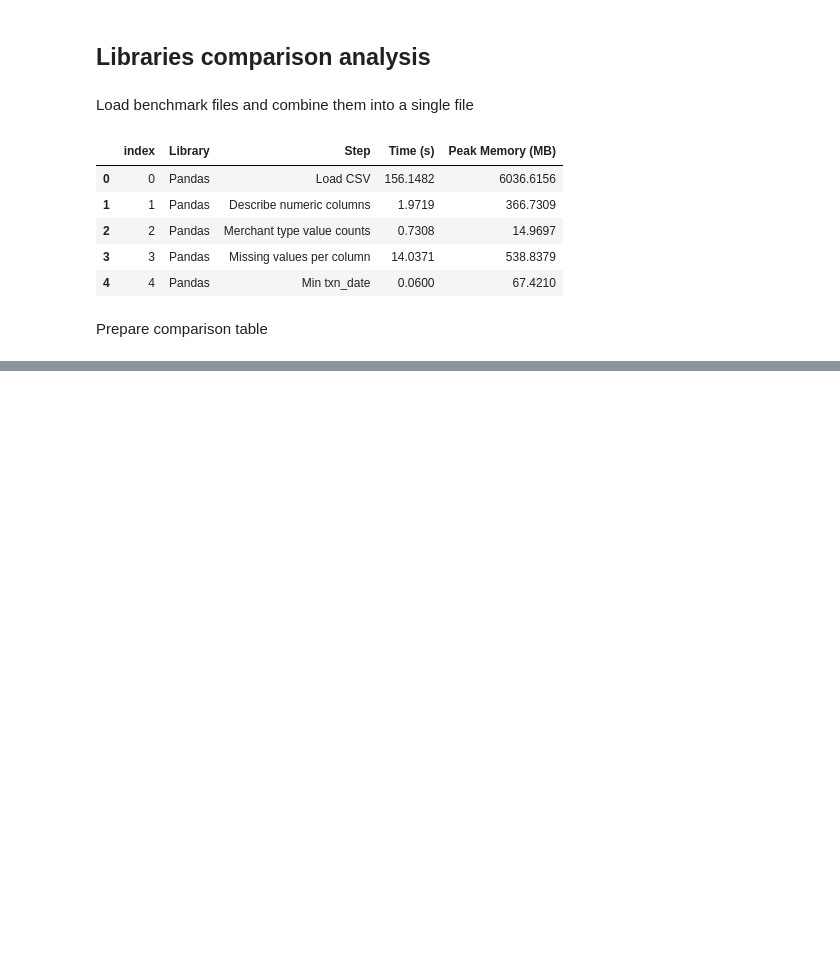
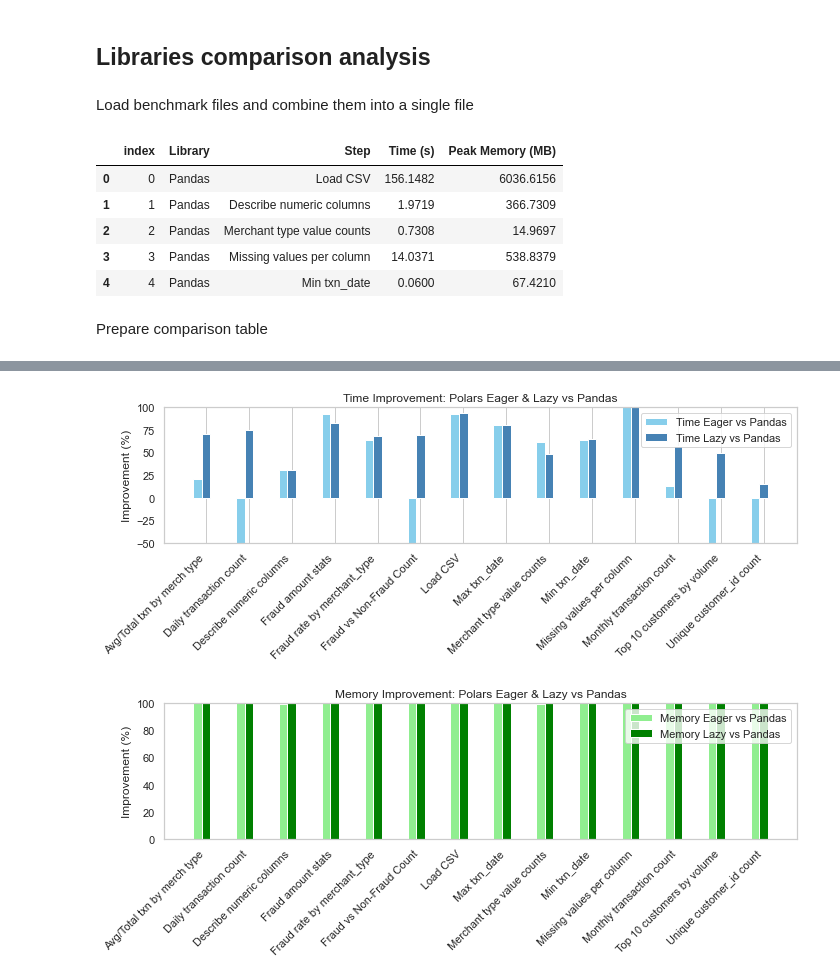
Before and after one commit to adolfomytr/polars_vs_pandas, a Jupyter notebook: libraries_comparison.ipynb, the cells around one changed output, grey strips where cells are left out. Drawn from its saved outputs; the diff is of its cells as text; code cells hidden in the pictures; blank space fills up the shorter version.

Commit message:
add comparison charts

```diff
--- a/libraries_comparison.ipynb
+++ b/libraries_comparison.ipynb
@@ -69,3 +69,47 @@ pivot_df.head()
 | 2 | Describe numeric columns | 1.9719 | 1.3710 | 1.3746 | 366.7309 | ... |
 | 3 | Fraud amount stats | 4.1641 | 0.2850 | 0.7072 | 336.4072 | ... |
 | 4 | Fraud rate by merchant_type | 0.4032 | 0.1447 | 0.1279 | 179.6154 | ... |
+# %%
+import matplotlib.pyplot as plt
+import numpy as np
+
+# Prepare plot data
+steps = pivot_df["Step"]
+x = np.arange(len(steps))  # X positions
+
+bar_width = 0.2
+
+# Extract data
+eager_time = pivot_df["Time Improvement Eager vs Pandas (%)"]
+lazy_time = pivot_df["Time Improvement Lazy vs Pandas (%)"]
+eager_memory = pivot_df["Memory Improvement Eager vs Pandas (%)"]
+lazy_memory = pivot_df["Memory Improvement Lazy vs Pandas (%)"]
+
+# Plot Time Improvements
+plt.figure(figsize=(10, 4))
+plt.bar(x - bar_width, eager_time, width=bar_width, label="Time Eager vs Pandas", color="skyblue")
+plt.bar(x, lazy_time, width=bar_width, label="Time Lazy vs Pandas", color="steelblue")
+plt.xticks(x, steps, rotation=45, ha='right')
+plt.ylim(-50, 100)
+plt.ylabel("Improvement (%)")
+plt.title("Time Improvement: Polars Eager & Lazy vs Pandas")
+plt.legend()
+plt.tight_layout()
+plt.grid(axis="y")
+plt.show()
+
+# Plot Memory Improvements
+plt.figure(figsize=(10, 4))
+plt.bar(x - bar_width, eager_memory, width=bar_width, label="Memory Eager vs Pandas", color="lightgreen")
+plt.bar(x, lazy_memory, width=bar_width, label="Memory Lazy vs Pandas", color="green")
+plt.xticks(x, steps, rotation=45, ha='right')
+plt.ylim(0, 100)
+plt.ylabel("Improvement (%)")
+plt.title("Memory Improvement: Polars Eager & Lazy vs Pandas")
+plt.legend()
+plt.tight_layout()
+plt.grid(axis="y")
+plt.show()
+# %% [output]
+[figure, added]
+[figure, added]
```
Also changed, not shown: parts of 1 cell of this notebook.
